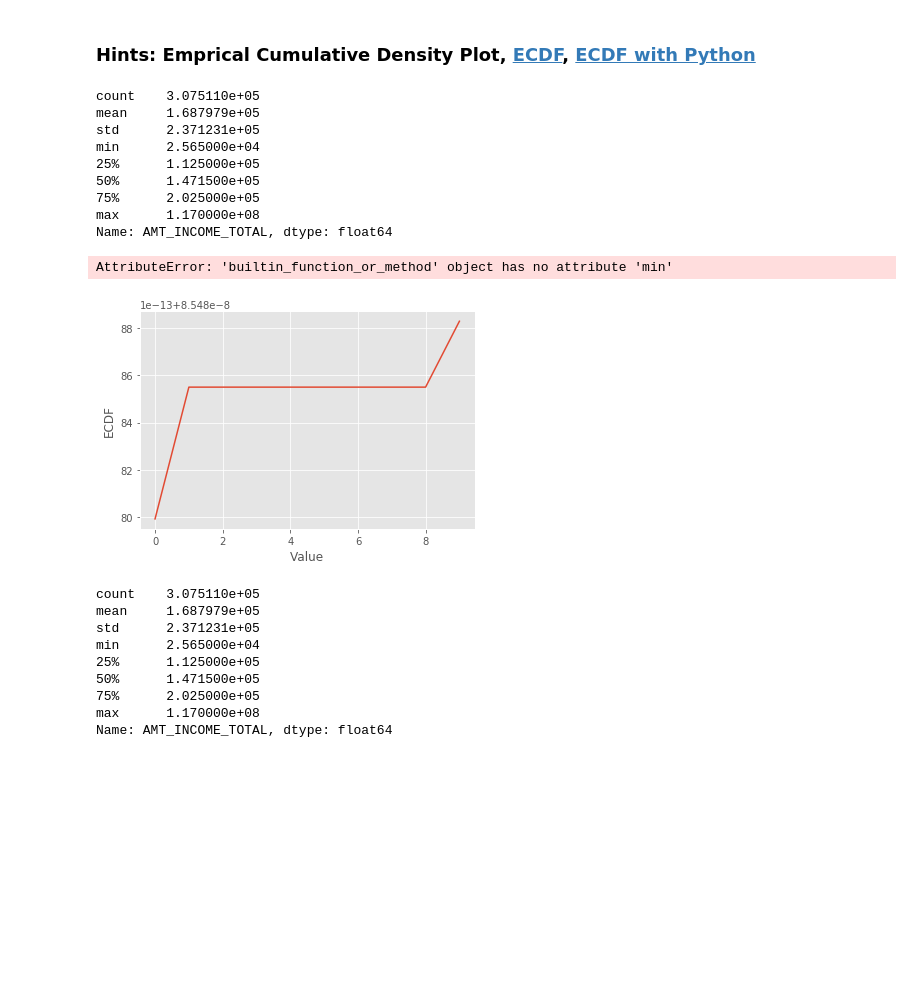
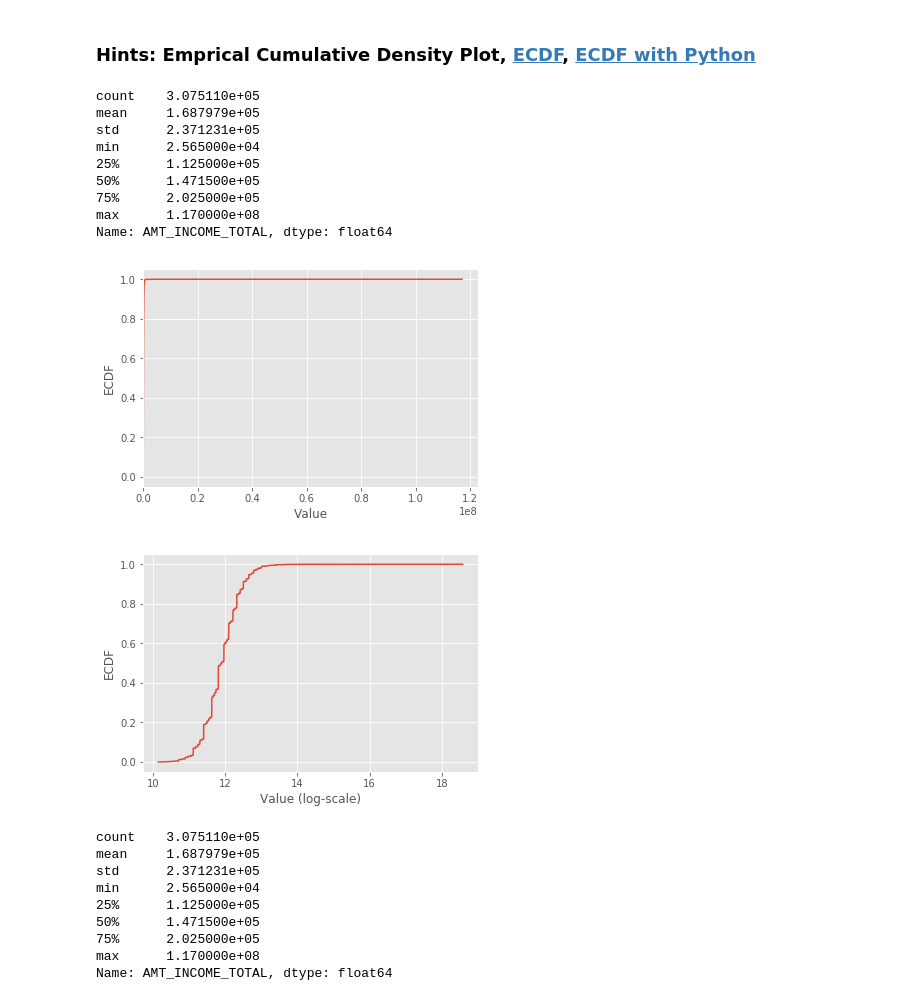
Before and after one commit to mickydeng/2nd-ML100Days, a Jupyter notebook: homework/Day_006_HW.ipynb, the cells around one changed output. Cells and saved outputs as stored; diff of their text form; code cells hidden in the pictures; blank space fills up the shorter version.

```diff
--- a/homework/Day_006_HW.ipynb
+++ b/homework/Day_006_HW.ipynb
@@ -113,46 +113,36 @@ Numbers of remain columns: 73
 # %%
 # 最大值離平均與中位數很遠
 print(app_train['AMT_INCOME_TOTAL'].describe())
 
-b_oz = app_train['AMT_INCOME_TOTAL']
-
 # 繪製 Empirical Cumulative Density Plot (ECDF)
-hist, bin_edges = np.histogram(b_oz, normed=True)
-cdf = list(np.cumsum(hist))
-
-#cdf = [i/max(cdf0) for i in cdf0]
-
-plt.plot(cdf0)
-
-#plt.plot(cdf.index, cdf)
-#plt.plot(list(cdf.index), cdf/cdf.max())
+cdf = app_train.AMT_INCOME_TOTAL.value_counts().sort_index().cumsum()
+plt.plot(list(cdf.index), cdf/cdf.max())
 plt.xlabel('Value')
 plt.ylabel('ECDF')
 plt.xlim([cdf.index.min(), cdf.index.max() * 1.05]) # 限制顯示圖片的範圍
 plt.ylim([-0.05,1.05]) # 限制顯示圖片的範圍
 
 plt.show()
 
-# 改變 y 軸的 Scale, 讓我們可以正常檢視 ECDF
 plt.plot(np.log(list(cdf.index)), cdf/cdf.max())
 plt.xlabel('Value (log-scale)')
 plt.ylabel('ECDF')
 
 plt.ylim([-0.05,1.05]) # 限制顯示圖片的範圍
 
 plt.show()
 # %% [output]
 count    3.075110e+05
 mean     1.687979e+05
 std      2.371231e+05
 min      2.565000e+04
 25%      1.125000e+05
 50%      1.471500e+05
 75%      2.025000e+05
 max      1.170000e+08
 Name: AMT_INCOME_TOTAL, dtype: float64
-AttributeError: 'builtin_function_or_method' object has no attribute 'min'
-[figure, old version]
+[figure, new version]
+[figure, added]
 # %%
 # 最大值離平均與中位數很遠
 print(app_train['AMT_INCOME_TOTAL'].describe())
```
Also changed, not shown: parts of 3 cells of this notebook.
